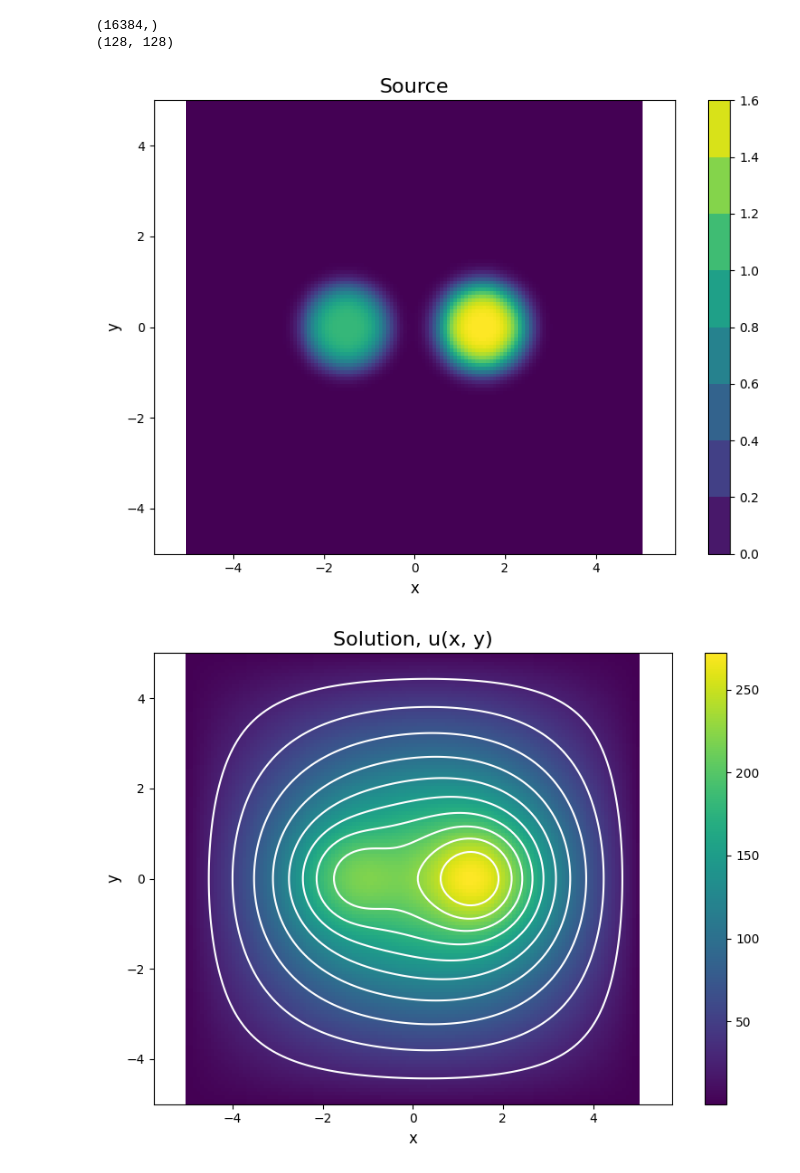
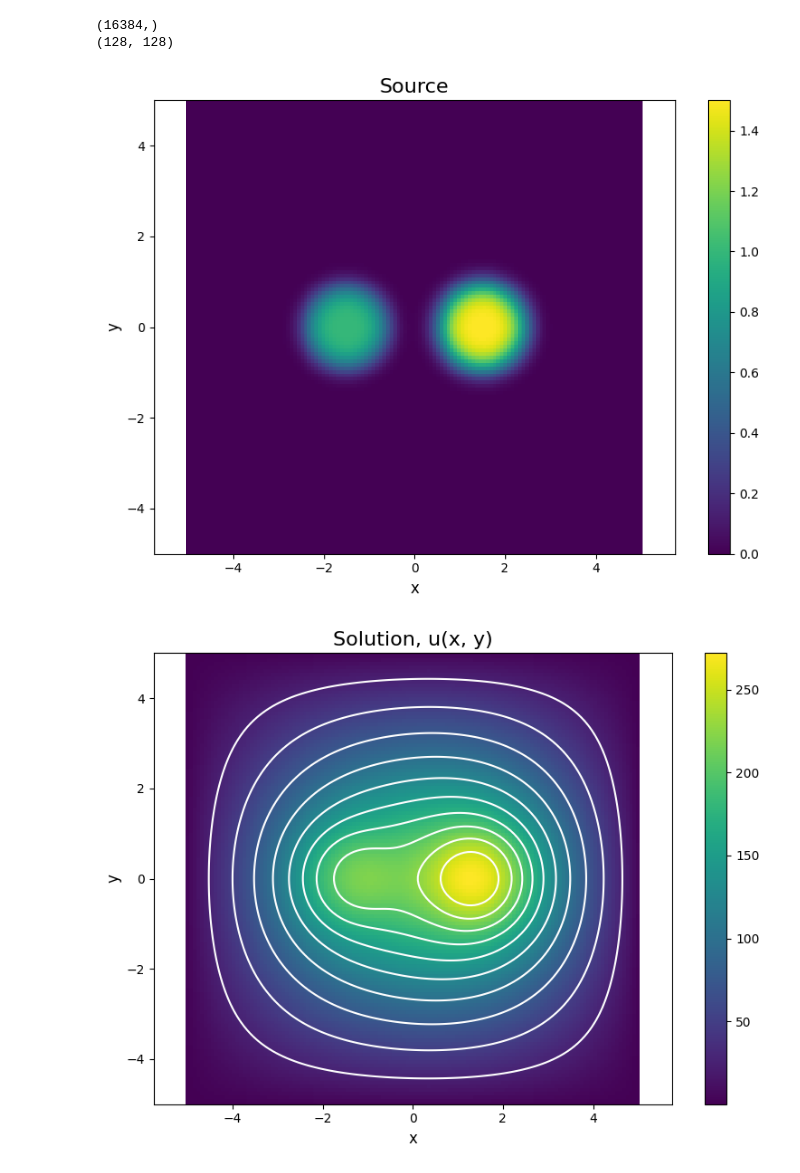
Before and after one commit to Yiyang-lii/computationalPhysics-112, a Jupyter notebook: project3/hw3_q2.ipynb, the cells around one changed output. Cells and saved outputs as stored; diff of their text form; code cells hidden in the pictures.

```diff
--- a/project3/hw3_q2.ipynb
+++ b/project3/hw3_q2.ipynb
@@ -65,20 +65,21 @@ print(rho.shape)
 (16384,)
 (128, 128)
 # %%
-plt.figure(1, figsize=(8, 6))
-plt.contourf(xx,yy,rho)
+plt.figure(figsize=(8, 6))
+plt.pcolormesh(xx, yy, rho)
 plt.colorbar()
-plt.pcolormesh(xx,yy,rho)
+# plt.contour(xx, yy, rho, colors='w')
 plt.axis('equal')
 plt.xlim(-5, 5)
 plt.ylim(-5, 5)
 plt.title('Source', fontsize=16)
 plt.xlabel('x', fontsize=12)
 plt.ylabel('y', fontsize=12)
 plt.tight_layout()
+plt.savefig('source.png')
 plt.show()
 # %% [output]
-[figure, old version]
+[figure, new version]
 # %%
 
 x = sp.linalg.spsolve(A, b)
```
Also changed, not shown: parts of 1 cell of this notebook.
